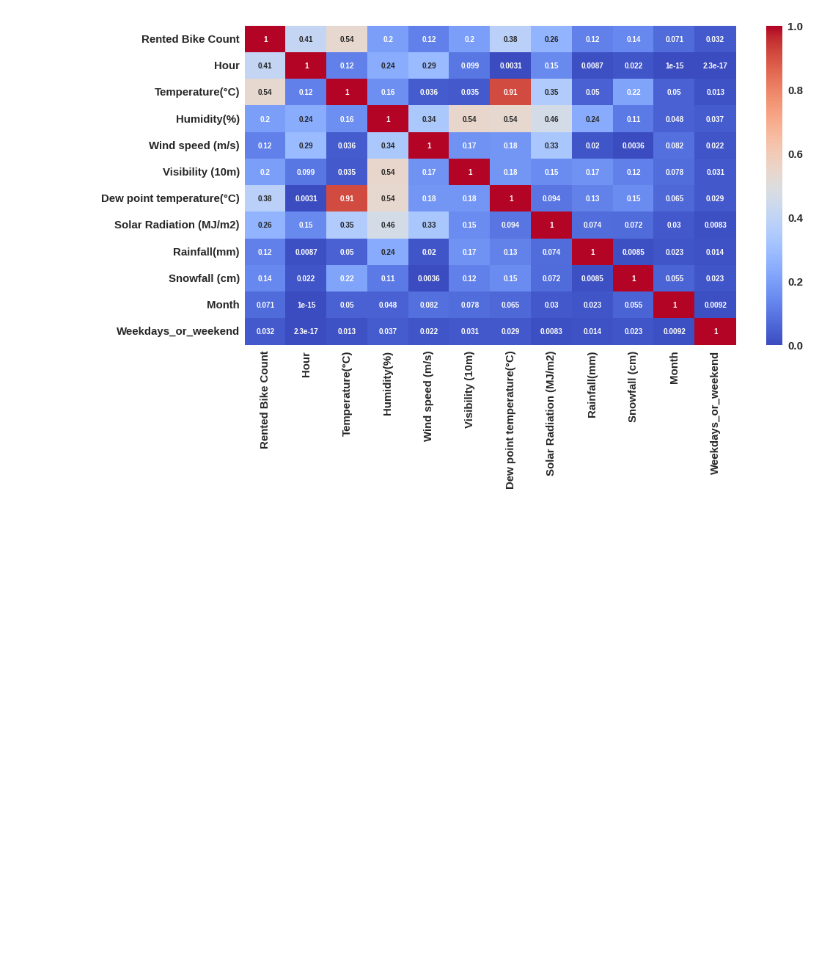
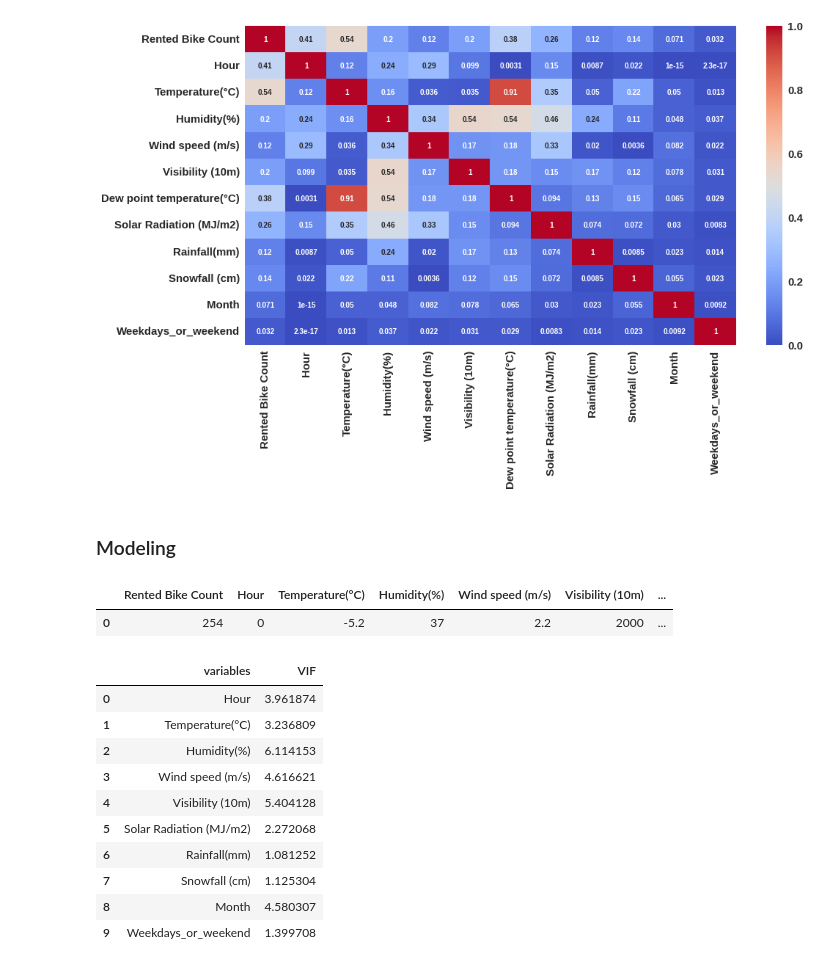
Before and after one commit to KK-Niraj/Seoul-Bike-Sharing-Demand-Prediction, a Jupyter notebook: Bike_Sharing_Demand_Prediction_Capstone_Project.ipynb, the cells around one changed output. Cells and saved outputs as stored; diff of their text form; code cells hidden in the pictures; blank space fills up the shorter version.

```diff
--- a/Bike_Sharing_Demand_Prediction_Capstone_Project.ipynb
+++ b/Bike_Sharing_Demand_Prediction_Capstone_Project.ipynb
@@ -463,0 +460,37 @@ df = dataset.copy()
+# %% [markdown]
+### Modeling
+# %%
+df.head(1)
+# %% [output]
+|  | Rented Bike Count | Hour | Temperature(°C) | Humidity(%) | Wind speed (m/s) | Visibility (10m) | ... |
+| 0 | 254 | 0 | -5.2 | 37 | 2.2 | 2000 | ... |
+# %%
+# Since Temperature and Dew point temperature are highly corelated (91%) with each other. We will drop dew point temperature.
+df.drop('Dew point temperature(°C)',inplace=True,axis=1)
+# %%
+# Multicollinearity
+from statsmodels.stats.outliers_influence import variance_inflation_factor
+def Calculate_vif(X):
+    '''
+    Calculating VIF
+    '''
+    # Calculating VIF
+    vif = pd.DataFrame()
+    vif["variables"] = X.columns
+    vif["VIF"] = [variance_inflation_factor(X.values, i) for i in range(X.shape[1])]
+
+    return(vif)
+# %%
+Calculate_vif(df[[i for i in df.describe().columns if i not in ['Rented Bike Count']]])
+# %% [output]
+|  | variables | VIF |
+| 0 | Hour | 3.961874 |
+| 1 | Temperature(°C) | 3.236809 |
+| 2 | Humidity(%) | 6.114153 |
+| 3 | Wind speed (m/s) | 4.616621 |
+| 4 | Visibility (10m) | 5.404128 |
+| 5 | Solar Radiation (MJ/m2) | 2.272068 |
+| 6 | Rainfall(mm) | 1.081252 |
+| 7 | Snowfall (cm) | 1.125304 |
+| 8 | Month | 4.580307 |
+| 9 | Weekdays_or_weekend | 1.399708 |
```
Also changed, not shown: parts of 33 cells of this notebook.
